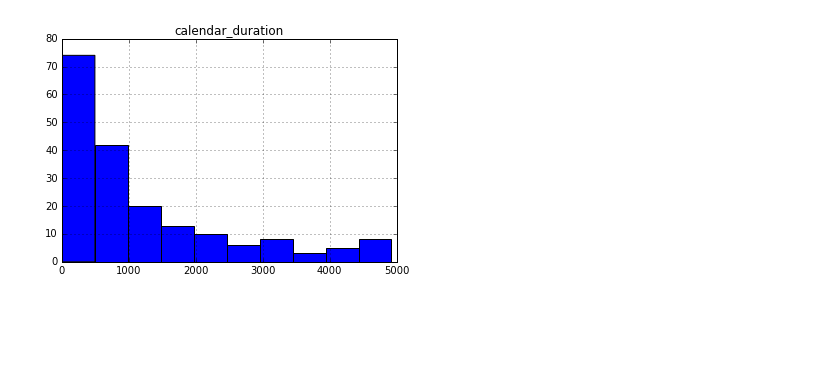
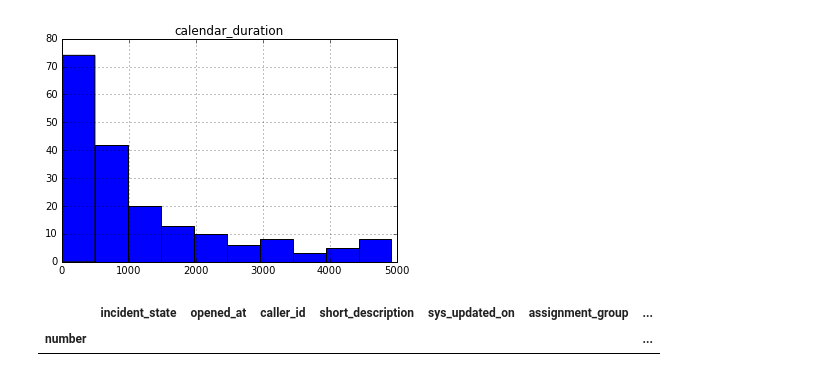
Before and after one commit to shamikh-mill/helpdesk_analysis, a Jupyter notebook: helpdesk_analysis.ipynb, the cells around one changed output. Saved outputs shown, nothing was run; the diff lists cells and outputs as text; code cells hidden in the pictures; blank space fills up the shorter version.

```diff
--- a/helpdesk_analysis.ipynb
+++ b/helpdesk_analysis.ipynb
@@ -71,8 +71,16 @@ closed_cases.hist()
 array([[<matplotlib.axes._subplots.AxesSubplot object at 0x...>]], dtype=object)
 [figure]
 # %%
-closed_cases = pd.DataFrame(rawdata[rawdata['calendar_duration'] < 5000]) #remove outliers, 5000 hours +
+closed_cases = pd.DataFrame(closed_cases[closed_cases['calendar_duration'] < 5000]) #remove outliers, 5000 hours +
 closed_cases.hist()
 # %% [output]
 array([[<matplotlib.axes._subplots.AxesSubplot object at 0x...>]], dtype=object)
 [figure]
+# %%
+closed_cases = pd.DataFrame(closed_cases[closed_cases['assignment_group'] == "Device Support-Biology-A&S"])
+closed_cases
+# Device Support-Biology-A&S
+# To do: figure out way to only include Biology Service Desk work
+# %% [output]
+|  | incident_state | opened_at | caller_id | short_description | sys_updated_on | assignment_group | ... |
+| number |  |  |  |  |  |  | ... |
```
Also changed, not shown: parts of 1 cell of this notebook.
